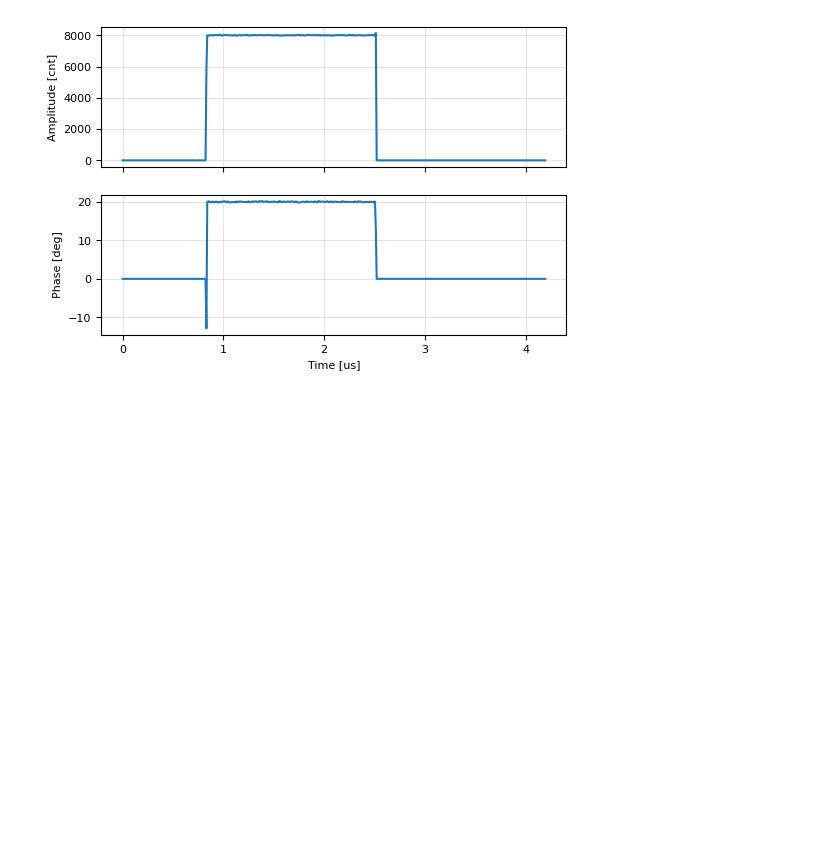
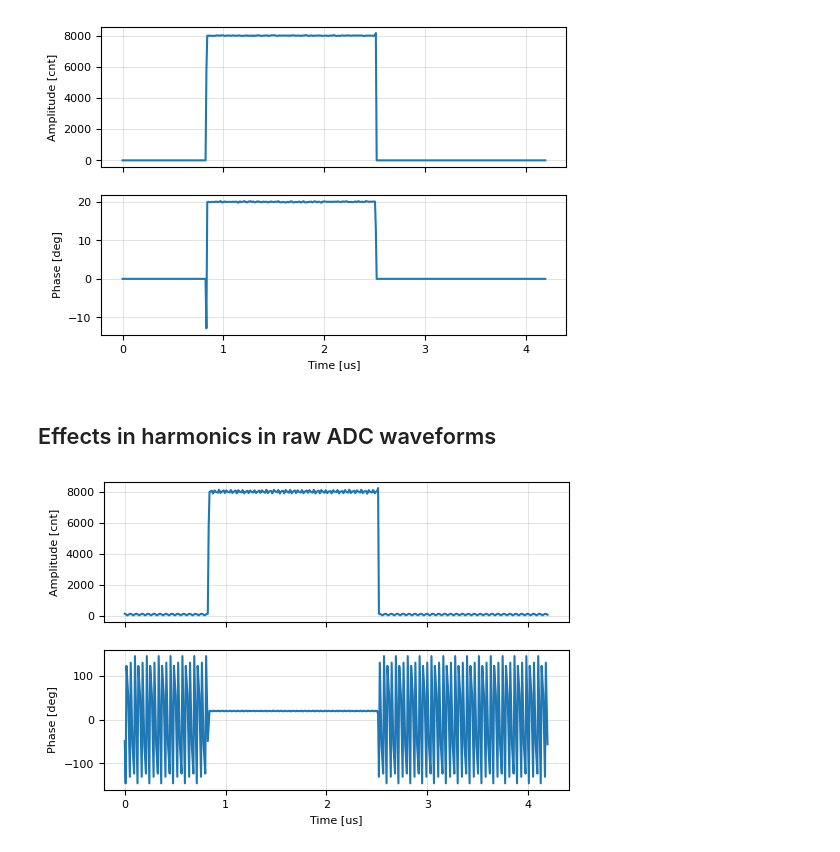
Before and after one commit to BerkeleyLab/uspas_llrf, a Jupyter notebook: python/raw_data.ipynb, the cells around one changed output. Cells and saved outputs as stored; diff of their text form; code cells hidden in the pictures; blank space fills up the shorter version.

```diff
--- a/python/raw_data.ipynb
+++ b/python/raw_data.ipynb
@@ -63,3 +64,11 @@ ddc_data = ddc.calc_ddc_raw(sim_adc)
 plot_rf_time(ddc_data[:500])
 # %% [output]
 [figure]
+# %% [markdown]
+## Effects in harmonics in raw ADC waveforms
+# %%
+sim_adc += 0.01 * amp * np.cos(2 * omega * np.arange(length))
+ddc_data = ddc.calc_ddc_raw(sim_adc)
+plot_rf_time(ddc_data[:500])
+# %% [output]
+[figure, added]
```
Also changed, not shown: parts of 3 cells of this notebook, 2 other files.
